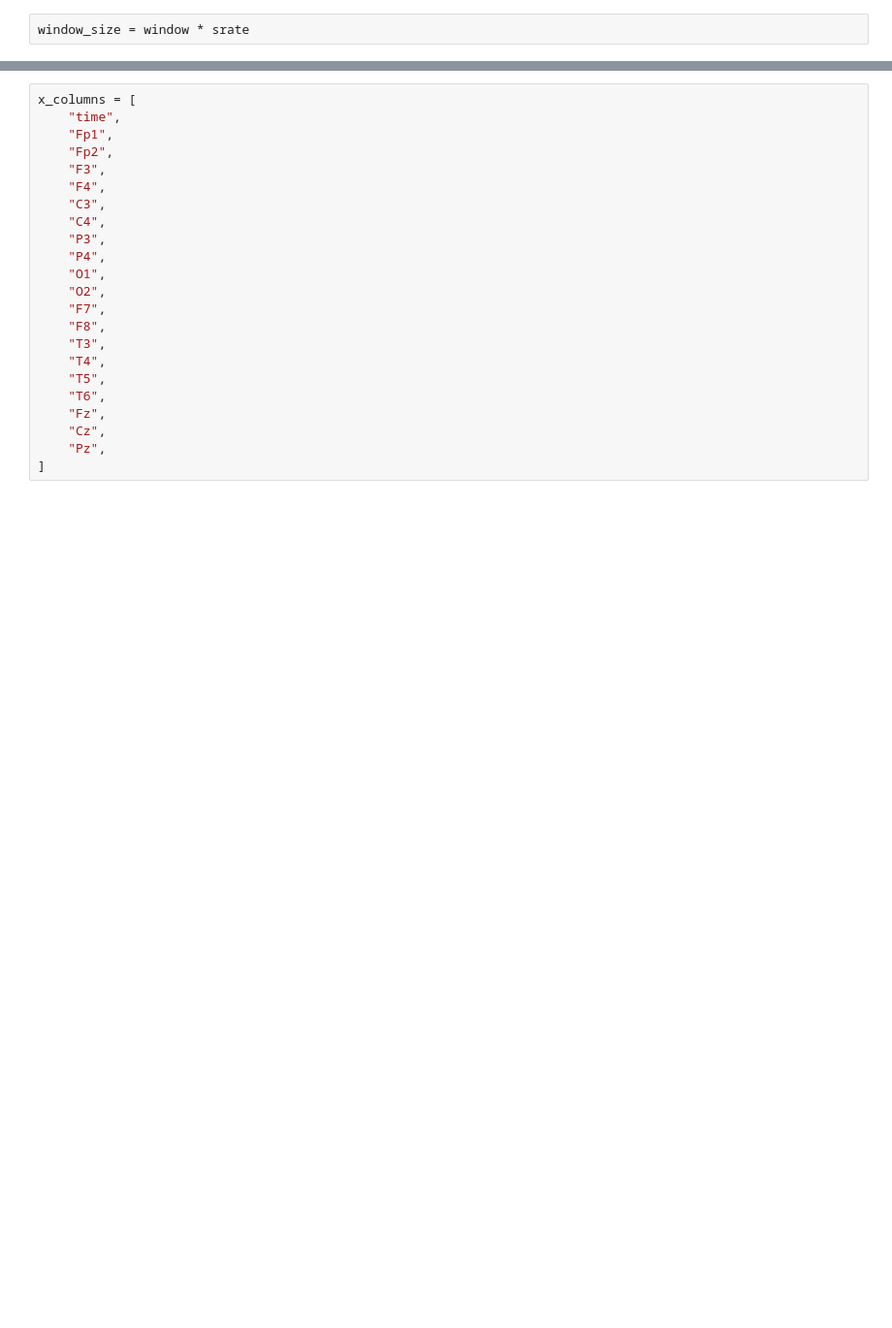
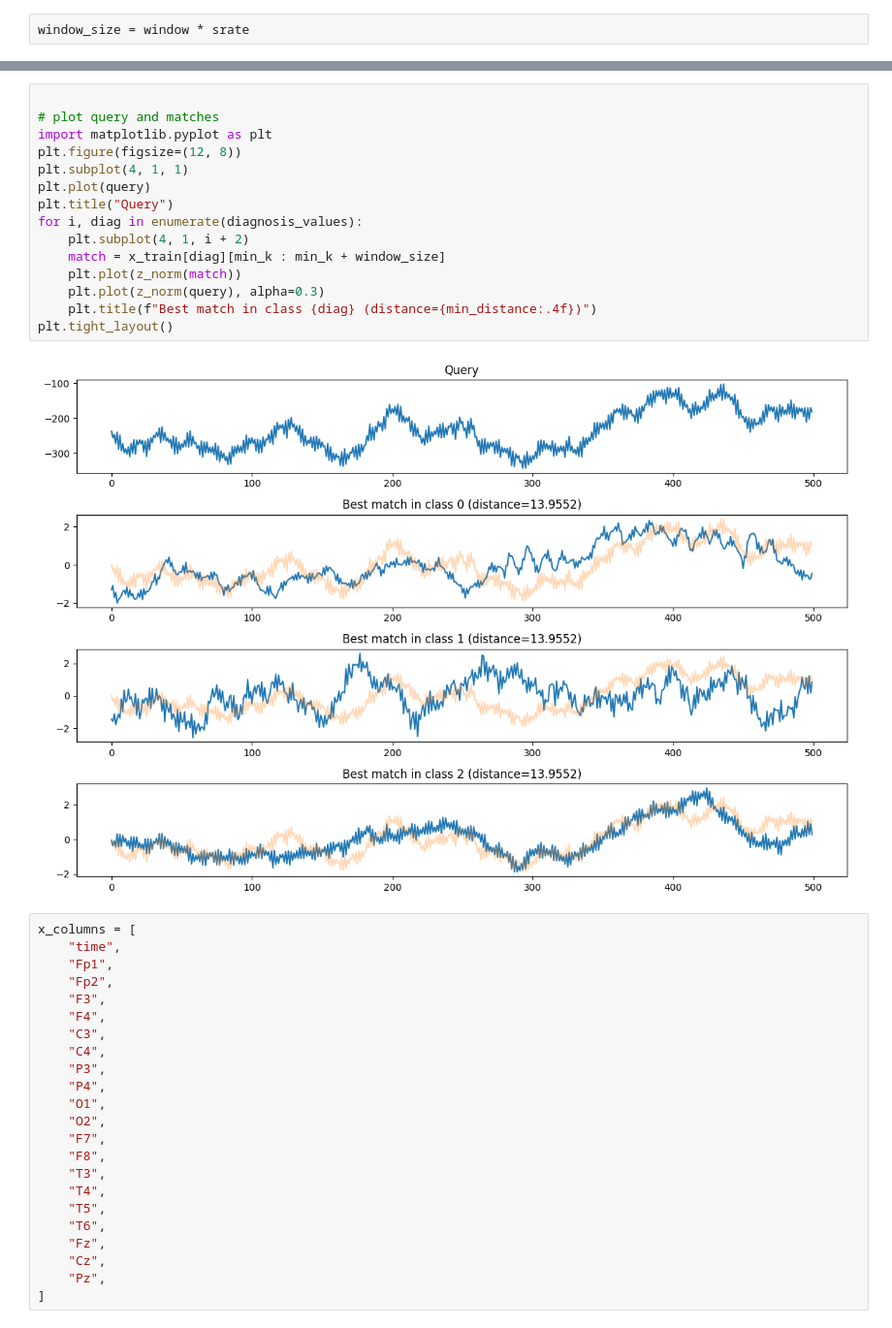
Before and after one commit to hereditary-eu/EEGlass, a Jupyter notebook: backend/experiments_xeegnet/test_matrix_profile.ipynb, the cells around one changed output, grey strips where cells are left out. Shown at 97% size. Saved outputs shown, nothing was run; the diff lists cells and outputs as text; blank space fills up the shorter version.

```diff
--- a/backend/experiments_xeegnet/test_matrix_profile.ipynb
+++ b/backend/experiments_xeegnet/test_matrix_profile.ipynb
@@ -333,3 +430,20 @@ df_profile_test0
+# %%
+
+# plot query and matches
+import matplotlib.pyplot as plt
+plt.figure(figsize=(12, 8))
+plt.subplot(4, 1, 1)
+plt.plot(query)
+plt.title("Query")
+for i, diag in enumerate(diagnosis_values):
+    plt.subplot(4, 1, i + 2)
+    match = x_train[diag][min_k : min_k + window_size]
+    plt.plot(z_norm(match))
+    plt.plot(z_norm(query), alpha=0.3)
+    plt.title(f"Best match in class {diag} (distance={min_distance:.4f})")
+plt.tight_layout()
+# %% [output]
+[figure, added]
 # %%
 x_columns = [
     "time",
```
Also changed, not shown: parts of 14 cells of this notebook, 2 other files.
